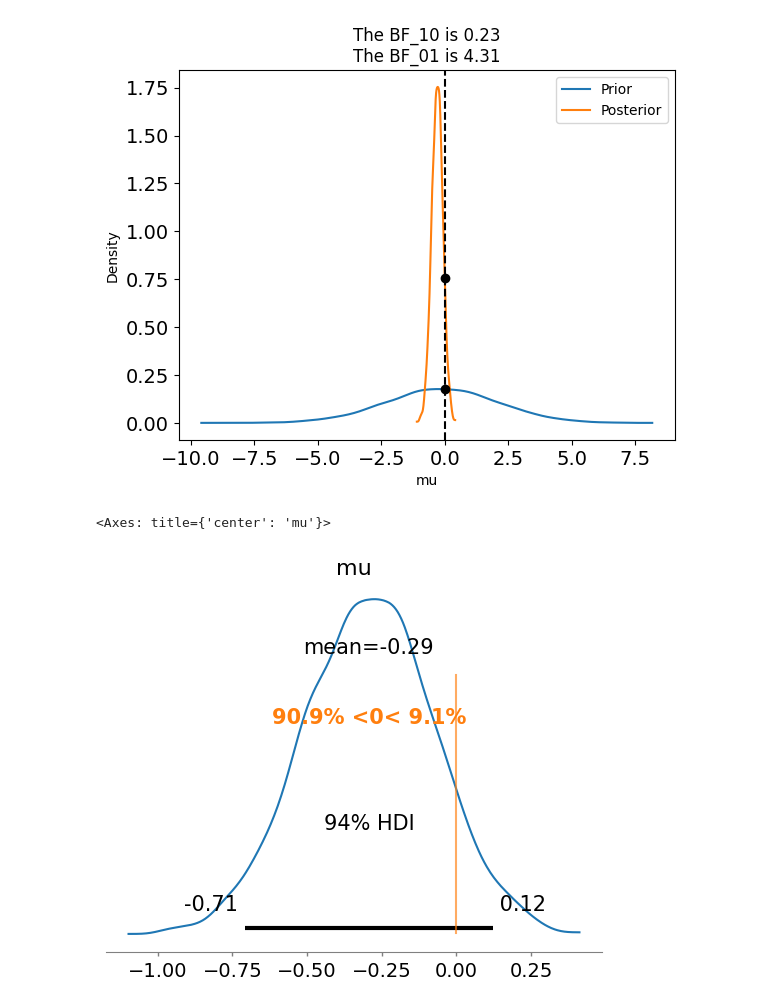
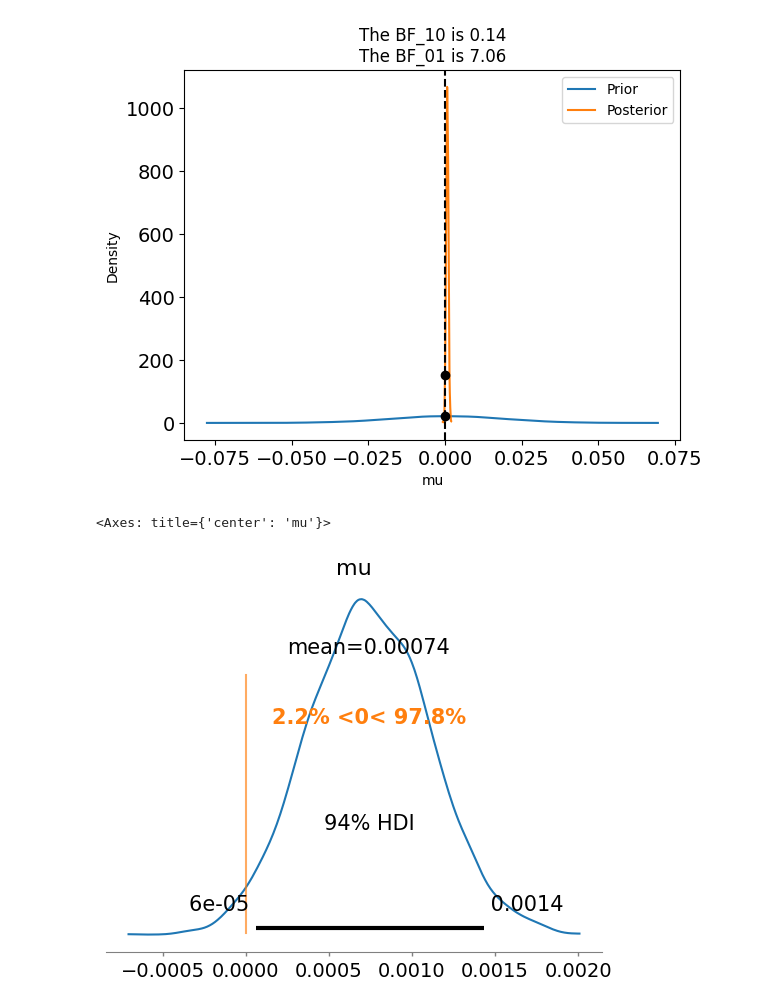
Before and after one commit to nadiasantillan/unsl-bayes-stock, a Jupyter notebook: mc.ipynb, the cells around one changed output. Drawn from its saved outputs; the diff is of its cells as text; code cells hidden in the pictures.

```diff
--- a/mc.ipynb
+++ b/mc.ipynb
@@ -7,7 +6,8 @@ from scipy.stats import beta  # función de densidad Beta de SciPy
 seed=1710
 # %%
 from modelo import CotizacionHistorica
-from datetime import date
-historico = CotizacionHistorica("data/aapl_5y.csv")
-df_prior = historico.cotizaciones(historico.fecha_min(), date(2024, 6, 12))
-df = historico.cotizaciones(date(2024, 6, 13), date(2025, 6, 12))
+from graficos import GraficosCotizaciones
+historico = CotizacionHistorica("data/aapl_10y.csv")
+graficos = GraficosCotizaciones(historico)
+df = historico.cotizaciones(historico.fecha_min(), historico.fecha_max())
+graficos.evolucion_cotizacion()
@@ -14,8 +28,5 @@ df = historico.cotizaciones(date(2024, 6, 13), date(2025, 6, 12))
 # %%
-n_observaciones=len(df)
-prior_mean = df_prior["Diff_Apertura_Cierre"].mean()
-prior_sd = df_prior["Diff_Apertura_Cierre"].std()
-data_sd = df["Diff_Apertura_Cierre"].std()
+prior_mean = df["Log_Razon_Cierre_Anterior"].mean()
+prior_sd = df["Log_Razon_Cierre_Anterior"].std()
 print(prior_mean, prior_sd)
-print("sd verosimilitud", data_sd)
 # %% [output]
@@ -24,13 +34,13 @@ sd verosimilitud 3.5593244740628314
 # %%
-with pm.Model() as model4:
+with pm.Model() as model_prior_info:
     # a priori
     mu = pm.Normal("mu", mu=prior_mean, sigma=prior_sd)
     # Verosimilitud como Normal, usando el sigma del problema
-    y = pm.Normal("y", mu=mu, sigma=data_sd, observed=df["Diff_Apertura_Cierre"])
+    y = pm.Normal("y", mu=mu, sigma=prior_sd, observed=df["Log_Razon_Cierre_Anterior"])
     # Muestreo del Posterior
-    idata4 = pm.sample(chains=4, random_seed=seed)
+    data_prior_info = pm.sample(chains=4, random_seed=seed)
     # Agregar el prior a idata4 (Necesario para calcular el Factor de Bayes)
-    idata4.extend(pm.sample_prior_predictive(8000, random_seed=seed))
+    data_prior_info.extend(pm.sample_prior_predictive(8000, random_seed=seed))
 # %% [output]
 Initializing NUTS using jitter+adapt_diag...
 Multiprocess sampling (4 chains in 4 jobs)
@@ -82,12 +92,12 @@ Factor de Bayes (BF10): 1.7365
 # %%
-bf_dict, ax = az.plot_bf(idata4, var_name="mu", ref_val=0);
+bf_dict, ax = az.plot_bf(data_prior_info, var_name="mu", ref_val=0);
 # %% [output]
-[figure, old version]
+[figure, new version]
 # %%
-az.plot_posterior(idata4, var_names=['mu'], ref_val=0)
+az.plot_posterior(data_prior_info, var_names=['mu'], ref_val=0)
 # %% [output]
 <Axes: title={'center': 'mu'}>
-[figure, old version]
+[figure, new version]
 # %%
 # Graficamos la distribución posterior de mu, marcando la región de probabilidad de H0
 # rope : tiene los valores inferior y superior de la Región de Equivalencia Práctica (Region Of Practical Equivalence)
```
Also changed, not shown: parts of 17 cells of this notebook, 4 other files.
